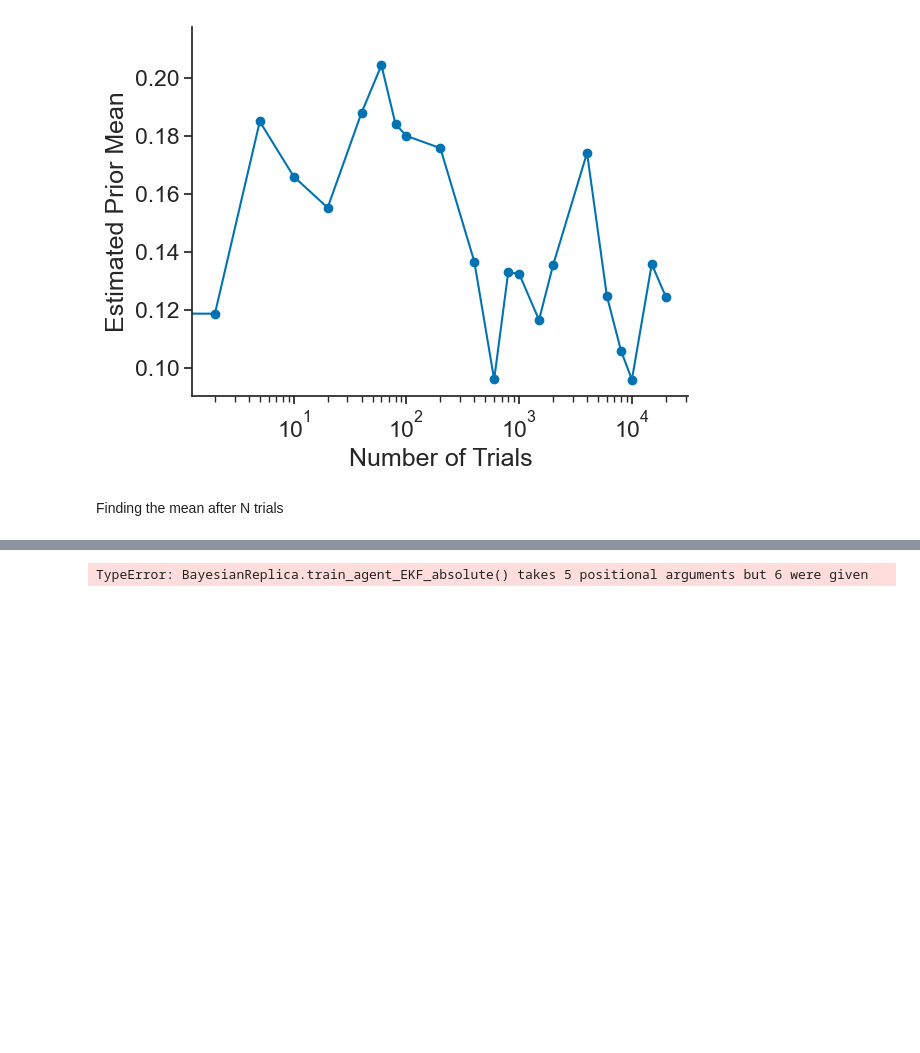
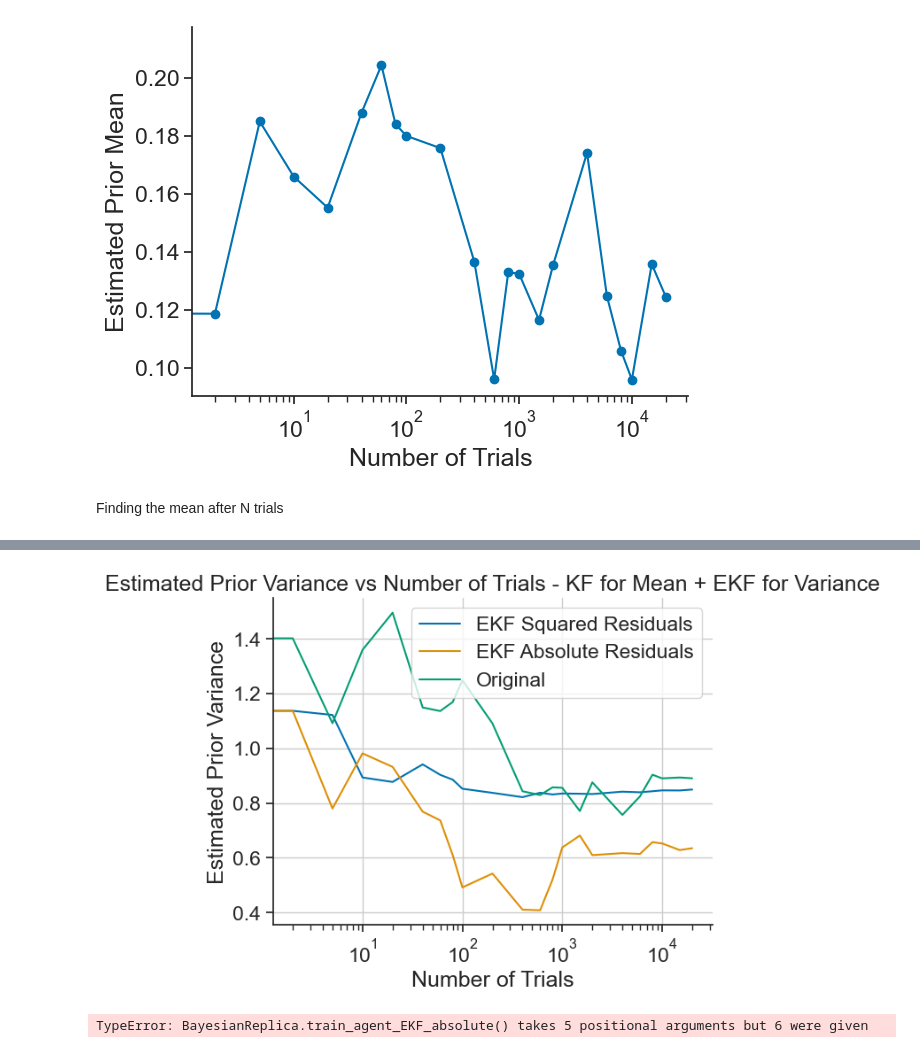
Before and after one commit to camila-maura/bayesian_agents_project_s1, a Jupyter notebook: notebooks/level_5.ipynb, the cells around one changed output, grey strips where cells are left out. Drawn from its saved outputs; the diff is of its cells as text; code cells hidden in the pictures; blank space fills up the shorter version.

```diff
--- a/notebooks/level_5.ipynb
+++ b/notebooks/level_5.ipynb
@@ -269,0 +383,32 @@ plt.show()
+# %%
+mu_init = mu_list[0]
+sigma_init = sigma_list[0]
+mu_final = np.mean(mu_list[-13:-1])
+sigma_final = np.mean(sigma_list[-5:-1])
+
+internal_std = np.mean(internal_std_list)
+measurement_noise = 1.96
+
+agent = BayesianReplica(mu_init, sigma_init, internal_std)
+
+mu_list_agent = []
+sigma_list_agent = []
+for _ in range(10):
+    mu_list_agent_temp = []
+    sigma_list_agent_temp = []
+    for n_trials in trials:
+        mu_prior, sigma_prior = agent.get_prior()
+        mu_list_agent_temp.append(mu_prior)
+        sigma_list_agent_temp.append(sigma_prior)
+        agent.reset_agent()
+        agent.train_agent_kalmann_m_noise_pure_mean(n_trials, mu_final, sigma_final, measurement_noise)
+        agent.train_agent_EKF_absolute_pure_var(n_trials, mu_final, sigma_final, measurement_noise)
+
+    mu_list_agent.append(mu_list_agent_temp)
+    sigma_list_agent.append(sigma_list_agent_temp)
+
+mu_list_agent = np.mean(np.array(mu_list_agent), axis=0)
+sigma_list_agent = np.mean(np.array(sigma_list_agent), axis=0)
+
+mu_list_KF_EKF_abs = mu_list_agent
+sigma_list_KF_EKF_abs = sigma_list_agent
@@ -270,3 +465,16 @@ plt.show()
+# %%
+plt.plot(trials, sigma_list_KF_EKF_sq, label='EKF Squared Residuals')
+plt.plot(trials, sigma_list_KF_EKF_abs, label='EKF Absolute Residuals')
+plt.plot(trials, sigma_list, label='Original')
+plt.legend()
+plt.xscale('log')
+plt.xlabel('Number of Trials')
+plt.ylabel('Estimated Prior Variance')
+plt.title('Estimated Prior Variance vs Number of Trials - KF for Mean + EKF for Variance')
+plt.grid(True)
+plt.show()
+# %% [output]
+[figure, added]
 # %%
 def mse(true_list, pred_list):
     # Make sure both lists have the same length
```
Also changed, not shown: parts of 20 cells of this notebook, 1 other file.
